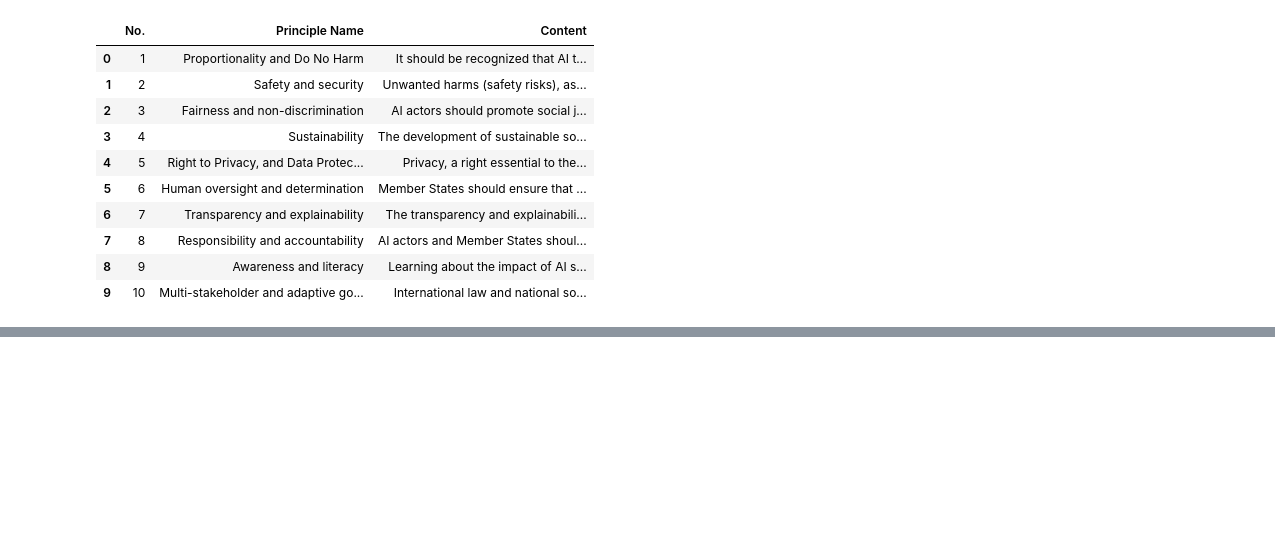
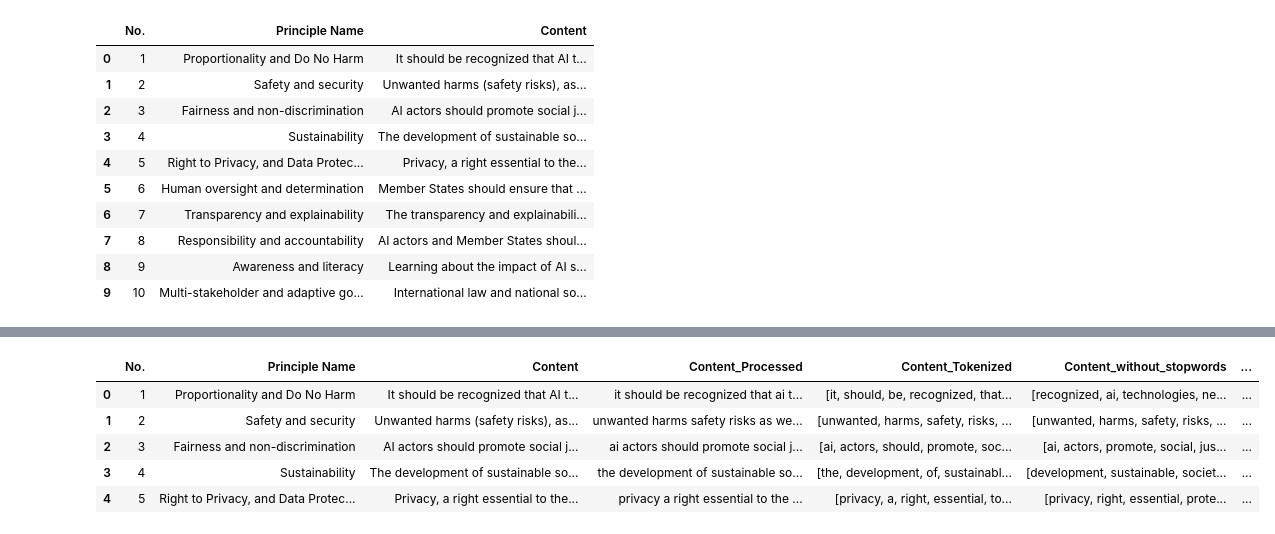
Before and after one commit to Kensuzuki95/Corporate_AI_Ethics_Guideline_Analysis, a Jupyter notebook: AI_Ethics_Guideline_Classification_Model.ipynb, the cells around one changed output, grey strips where cells are left out. Drawn from its saved outputs; the diff is of its cells as text; code cells hidden in the pictures; blank space fills up the shorter version.

Commit message:
Completed until Stemming

```diff
--- a/AI_Ethics_Guideline_Classification_Model.ipynb
+++ b/AI_Ethics_Guideline_Classification_Model.ipynb
@@ -76,10 +76,0 @@ Let’s tokenize each sentence into a list of words, removing punctuations and u
-# %%
-import gensim
-from gensim.utils import simple_preprocess
-
-def sent_to_words(sentences):
-    for sentence in sentences:
-        yield(gensim.utils.simple_preprocess(str(sentence), deacc=True))  # deacc=True removes punctuations
-
-training_data['Content_Tokenized'] = training_data['Content_Processed'].values.tolist()
-data_words = list(sent_to_words(training_data))
@@ -94,0 +77,12 @@ training_data.head()
+# %%
+#defining the function to remove stopwords from tokenized text
+import nltk
+stopwords = nltk.corpus.stopwords.words('english')
+
+def remove_stopwords(text):
+    output= [i for i in text if i not in stopwords]
+    return output
+
+#applying the function
+training_data['Content_without_stopwords'] = training_data['Content_Tokenized'].apply(lambda x:remove_stopwords(x))
+training_data.head()
@@ -94,0 +96,21 @@ training_data.head()
+# %%
+#importing the Stemming function from nltk library
+from nltk.stem.porter import PorterStemmer
+
+#defining the object for stemming
+porter_stemmer = PorterStemmer()
+
+#defining a function for stemming
+def stemming(text):
+  stem_text = [porter_stemmer.stem(word) for word in text]
+  return stem_text
+
+training_data['Content_Stemmed'] = training_data['Content_without_stopwords'].apply(lambda x: stemming(x))
+training_data.head()
+# %% [output]
+|  | No. | Principle Name | Content | Content_Processed | Content_Tokenized | Content_without_stopwords | ... |
+| 0 | 1 | Proportionality and Do No Harm | It should be recognized that AI t... | it should be recognized that ai t... | [it, should, be, recognized, that... | [recognized, ai, technologies, ne... | ... |
+| 1 | 2 | Safety and security | Unwanted harms (safety risks), as... | unwanted harms safety risks as we... | [unwanted, harms, safety, risks, ... | [unwanted, harms, safety, risks, ... | ... |
+| 2 | 3 | Fairness and non-discrimination | AI actors should promote social j... | ai actors should promote social j... | [ai, actors, should, promote, soc... | [ai, actors, promote, social, jus... | ... |
+| 3 | 4 | Sustainability | The development of sustainable so... | the development of sustainable so... | [the, development, of, sustainabl... | [development, sustainable, societ... | ... |
+| 4 | 5 | Right to Privacy, and Data Protec... | Privacy, a right essential to the... | privacy a right essential to the ... | [privacy, a, right, essential, to... | [privacy, right, essential, prote... | ... |
```
Also changed, not shown: parts of 5 cells of this notebook.
